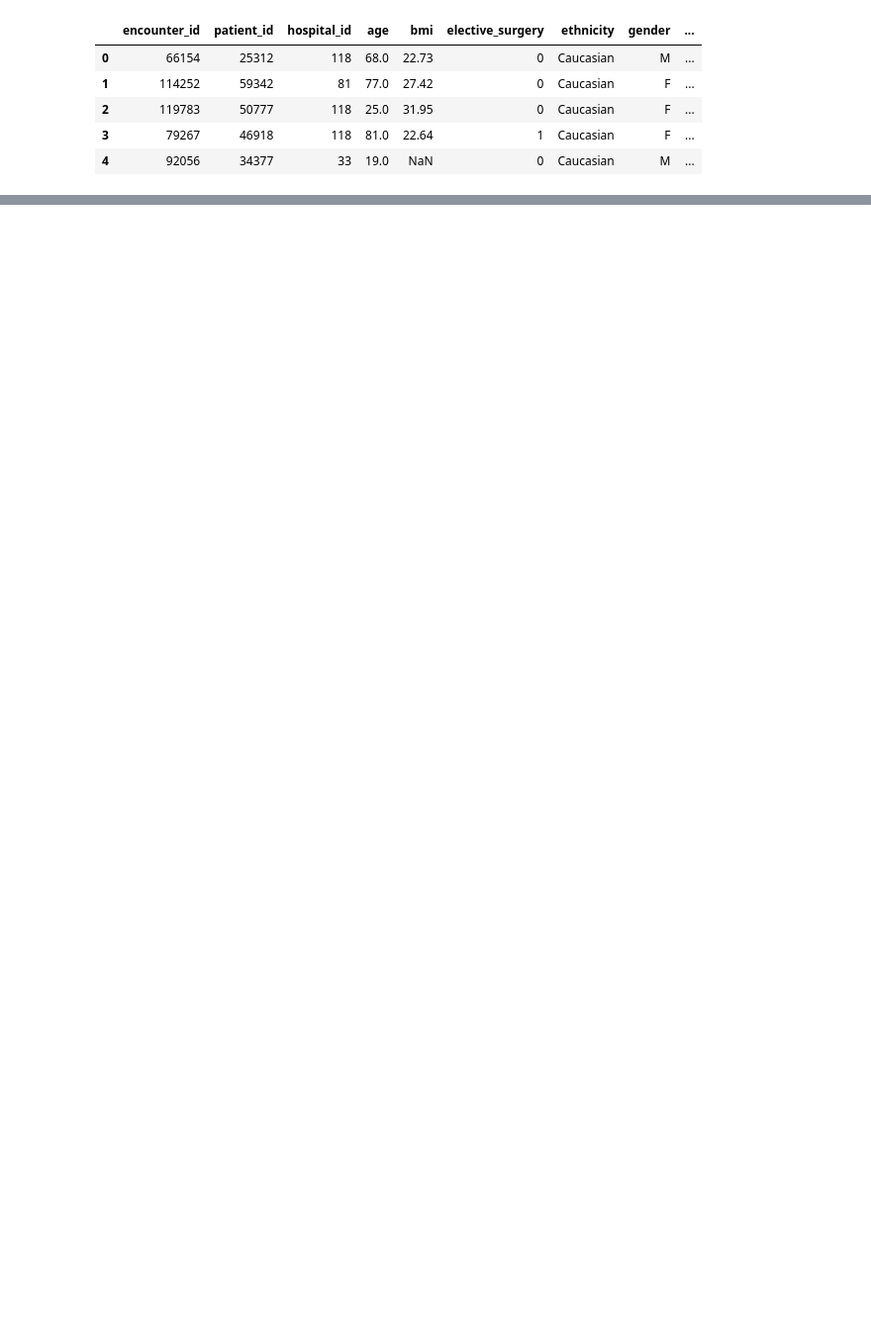
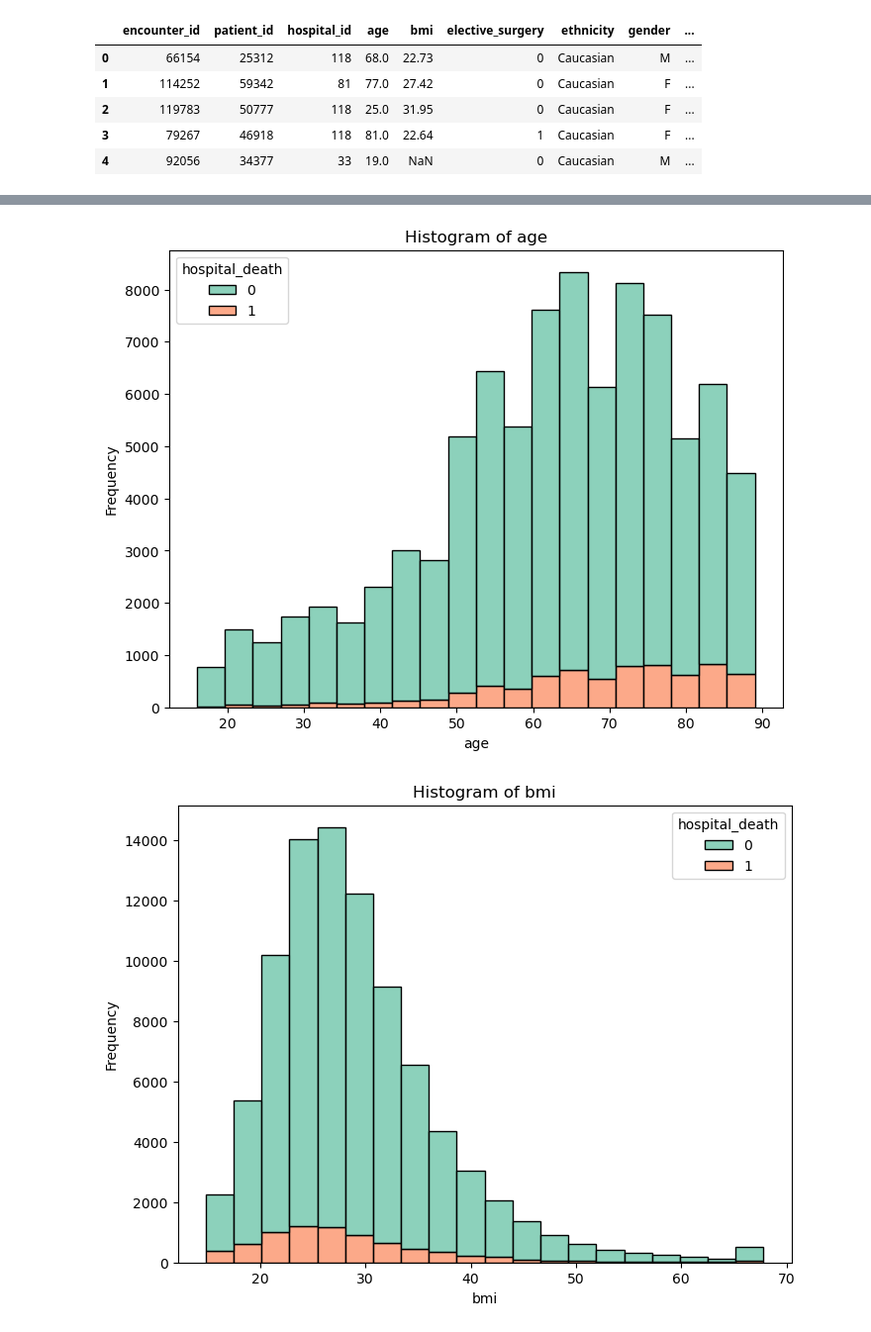
Before and after one commit to 2023DS598/Project, a Jupyter notebook: project_EDA.ipynb, the cells around one changed output, grey strips where cells are left out. Shown at 99% size. Saved outputs shown, nothing was run; the diff lists cells and outputs as text; code cells hidden in the pictures; blank space fills up the shorter version.

```diff
--- a/project_EDA.ipynb
+++ b/project_EDA.ipynb
@@ -22,3 +45,7 @@ Survival.head()
+# %%
+# change class
+object_cols = ['ethnicity', 'gender', 'icu_admit_source', 'icu_stay_type', 'icu_type']
+Survival[object_cols] = Survival[object_cols].astype('category')
 # %%
 Survival['ethnicity'].unique()
 # %% [output]
@@ -48,0 +76,3 @@ memory usage: 59.5+ MB
+# %%
+# remove column"Unnamed:83"
+Survival.drop('Unnamed: 83', axis = 1, inplace = True)
@@ -48,0 +112,16 @@ memory usage: 59.5+ MB
+# %%
+# check distributions of interested continuousu variable
+# Create a list of variables to plot
+var_cont = ['age', 'bmi', 'apache_2_diagnosis','apache_3j_diagnosis', 'pre_icu_los_days']  # Replace with the names of variables you want to plot
+
+# Plot histograms for each variable
+for var in var_cont:
+    plt.figure(figsize=(8, 6))  # Set the size of the plot area
+    sns.histplot(data=Survival, x=var, bins=20, hue='hospital_death', multiple='stack', palette='Set2')  # Plot the histogram with color differentiation
+    plt.title('Histogram of {}'.format(var))  # Set the title
+    plt.xlabel(var)  # Set the x-axis label
+    plt.ylabel('Frequency')  # Set the y-axis label
+    plt.show()  # Show the histogram
+# %% [output]
+[figure, added]
+[figure, added]
```
Also changed, not shown: parts of 17 cells of this notebook.
